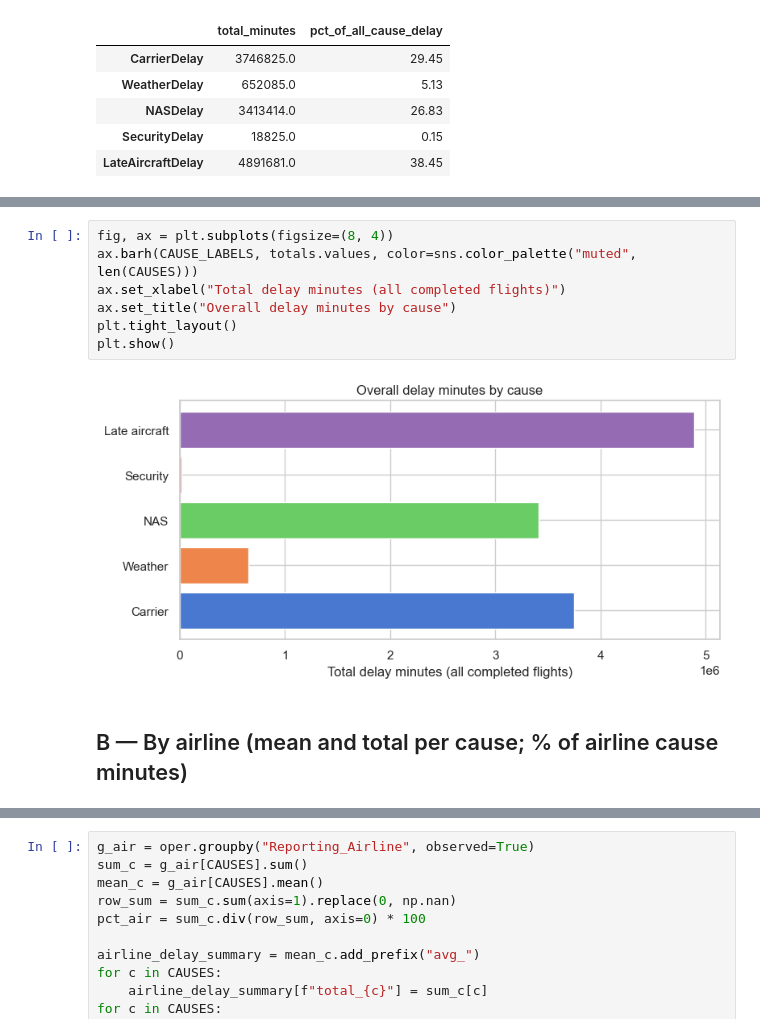
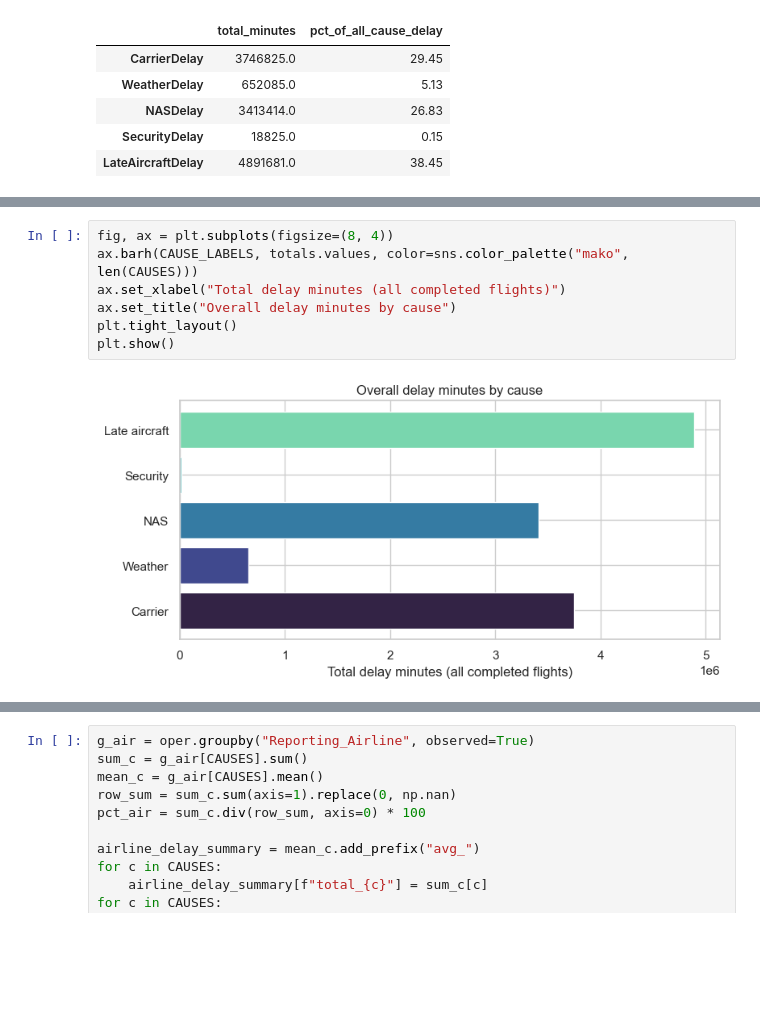
Before and after one commit to zuhrahmoh/Big-Data-Project, a Jupyter notebook: 03_delay_cause_attribution.ipynb, the cells around one changed output, grey strips where cells are left out. Cells and saved outputs as stored; diff of their text form; blank space fills up the shorter version.

```diff
--- a/03_delay_cause_attribution.ipynb
+++ b/03_delay_cause_attribution.ipynb
@@ -61,11 +91,9 @@ overall
 # %%
 fig, ax = plt.subplots(figsize=(8, 4))
-ax.barh(CAUSE_LABELS, totals.values, color=sns.color_palette("muted", len(CAUSES)))
+ax.barh(CAUSE_LABELS, totals.values, color=sns.color_palette("mako", len(CAUSES)))
 ax.set_xlabel("Total delay minutes (all completed flights)")
 ax.set_title("Overall delay minutes by cause")
 plt.tight_layout()
 plt.show()
 # %% [output]
-[figure, old version]
+[figure, new version]
-# %% [markdown]
-## B — By airline (mean and total per cause; % of airline cause minutes)
```
Also changed, not shown: parts of 37 cells of this notebook, 3 other files.
